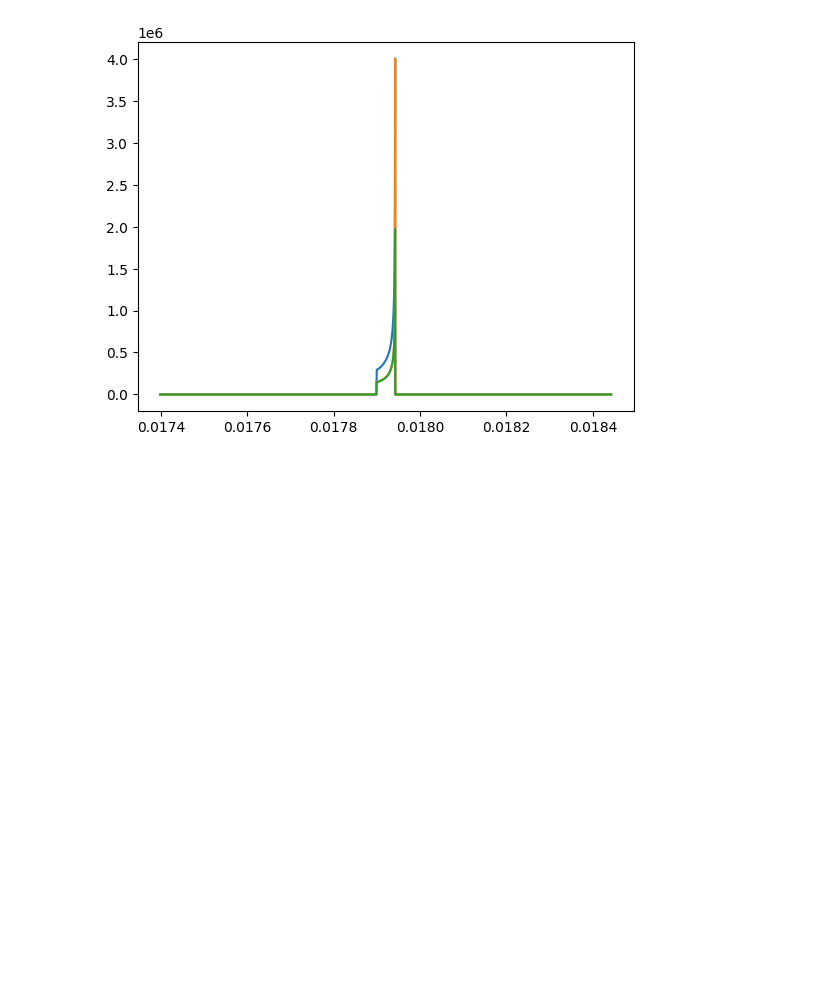
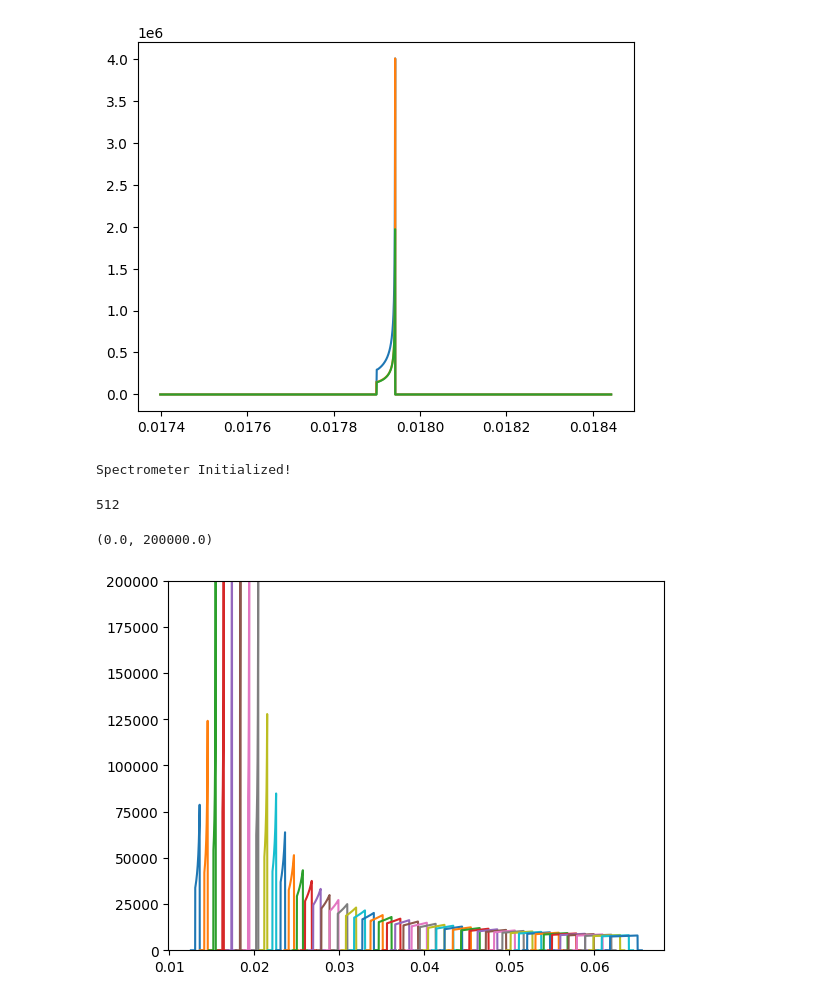
Before and after one commit to Schaeffer-Lab/Dec-2024-Shock-Data, a Jupyter notebook: Class_MagSpec.ipynb, the cells around one changed output. Cells and saved outputs as stored; diff of their text form; code cells hidden in the pictures; blank space fills up the shorter version.

Commit message:
ready for adjustments to slit function

```diff
--- a/Class_MagSpec.ipynb
+++ b/Class_MagSpec.ipynb
@@ -1193,6 +1259,32 @@ plt.plot(IP_linspace, Particle_Density_b)
 Spectrometer Initialized!
 [<matplotlib.lines.Line2D at 0x...>]
 [figure]
+# %%
+NEPPS_Field = (88.6/79)*np.loadtxt('Magnetic_Field_NEPPS.txt', skiprows=1)
+Baxes, Bdata = NEPPS_Field[:,0], NEPPS_Field[:,1]
+Spec = MagSpec()
+Spec.mag_field(Baxes,Bdata)
+Spec.fineadjustment(fine_adjustment = 8)
+
+x_space, plot_data_axes, slit_function_data, IP_data = Spec.varying_slit_function(
+        resolution = 0.0001,
+        E_space = np.linspace(2500,502500,201),
+        source = 'point',
+        Range = np.linspace(-0.002,0.002,51),
+        theta_0 = 0,
+        theta_z = 0)
+# %% [output]
+Spectrometer Initialized!
+# %%
+print(len(x_space))
+for i in np.linspace(0,500,51).astype(int):
+    plt.plot(plot_data_axes[i],slit_function_data[i])
+
+plt.ylim(0,2e5)
+# %% [output]
+512
+(0.0, 200000.0)
+[figure, added]
 # %%
 def linear_particle_density(IP_dist_val):
     max = np.max(IP_dist_val)
```
Also changed, not shown: parts of 2 cells of this notebook.
